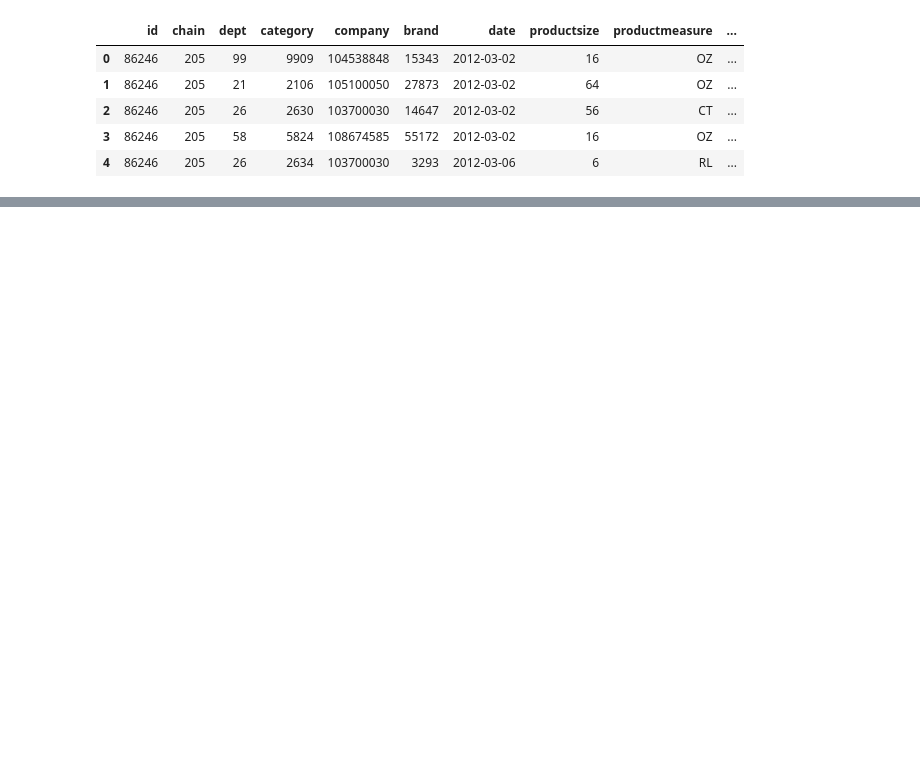
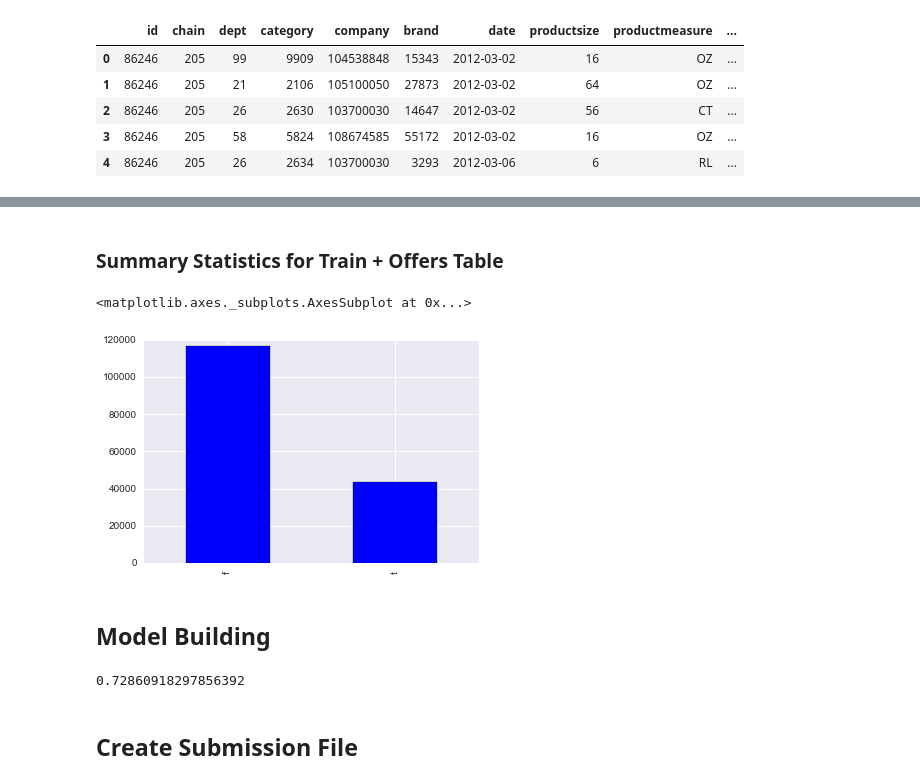
Before and after one commit to JaredChung/CourseProject_GeneralAssembly, a Jupyter notebook: Value_shopping.ipynb, the cells around one changed output, grey strips where cells are left out. Drawn from its saved outputs; the diff is of its cells as text; code cells hidden in the pictures; blank space fills up the shorter version.

```diff
--- a/Value_shopping.ipynb
+++ b/Value_shopping.ipynb
@@ -46,8 +44,3 @@ transactions.head()
 | 2 | 86246 | 205 | 26 | 2630 | 103700030 | 14647 | 2012-03-02 | 56 | CT | ... |
 | 3 | 86246 | 205 | 58 | 5824 | 108674585 | 55172 | 2012-03-02 | 16 | OZ | ... |
 | 4 | 86246 | 205 | 26 | 2634 | 103700030 | 3293 | 2012-03-06 | 6 | RL | ... |
-# %%
-x = transactions.groupby(['id','category']).size()
-x = pd.DataFrame(x).reset_index()
-x.columns = ['id', 'category', 'category'+'_quantity_bought']
-x
@@ -95,0 +47,10 @@ len(train.chain.unique())
+# %%
+#Using the Transactions Table to add the Number of times customer bought from a Category and Company
+for n in ['category','company']:
+    x = transactions.groupby(['id',n]).size()
+    x = pd.DataFrame(x).reset_index()
+    x.columns = ['id', n, n+'_quantity_bought']
+    train = pd.merge(train,x,on=['id',n],how='left')
+    test = pd.merge(test,x,on=['id',n],how='left')
+
+train.head()
@@ -95,0 +64,4 @@ len(train.chain.unique())
+# %%
+# Replace NA values in Quantity bought from category and company
+train = train.fillna(0)
+test = test.fillna(0)
@@ -95,0 +96,10 @@ len(train.chain.unique())
+# %% [markdown]
+### Summary Statistics for Train + Offers Table
+# %%
+#Graph of non-repeaters vs repeaters
+train.repeater.value_counts().plot(kind='bar')
+# %% [output]
+<matplotlib.axes._subplots.AxesSubplot at 0x...>
+[figure, added]
+# %% [markdown]
+## Model Building
@@ -95,0 +111,4 @@ len(train.chain.unique())
+# %%
+log.score(train_X,train_Y)
+# %% [output]
+0.72860918297856392
@@ -95,0 +120,2 @@ len(train.chain.unique())
+# %% [markdown]
+## Create Submission File
```
Also changed, not shown: parts of 22 cells of this notebook.
